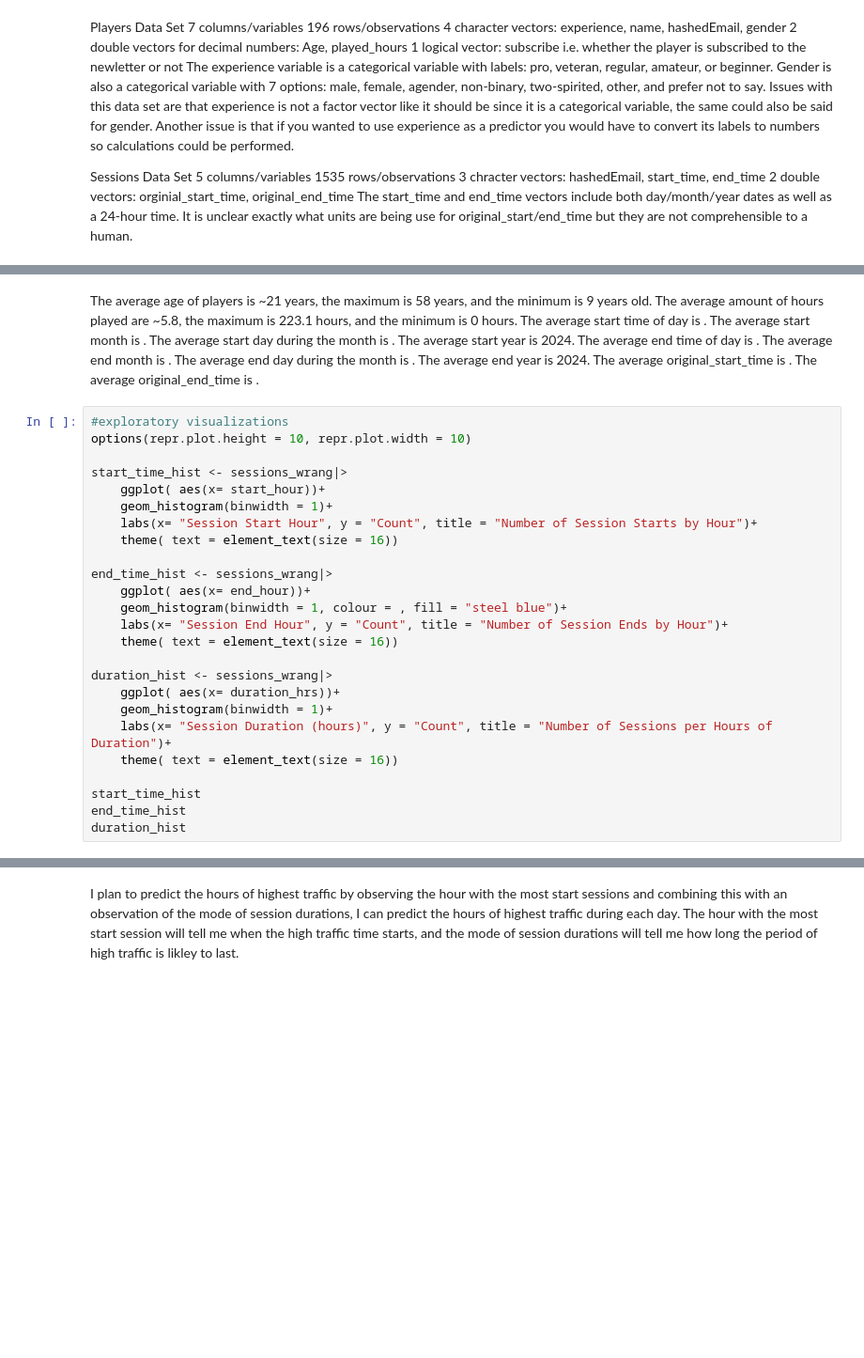
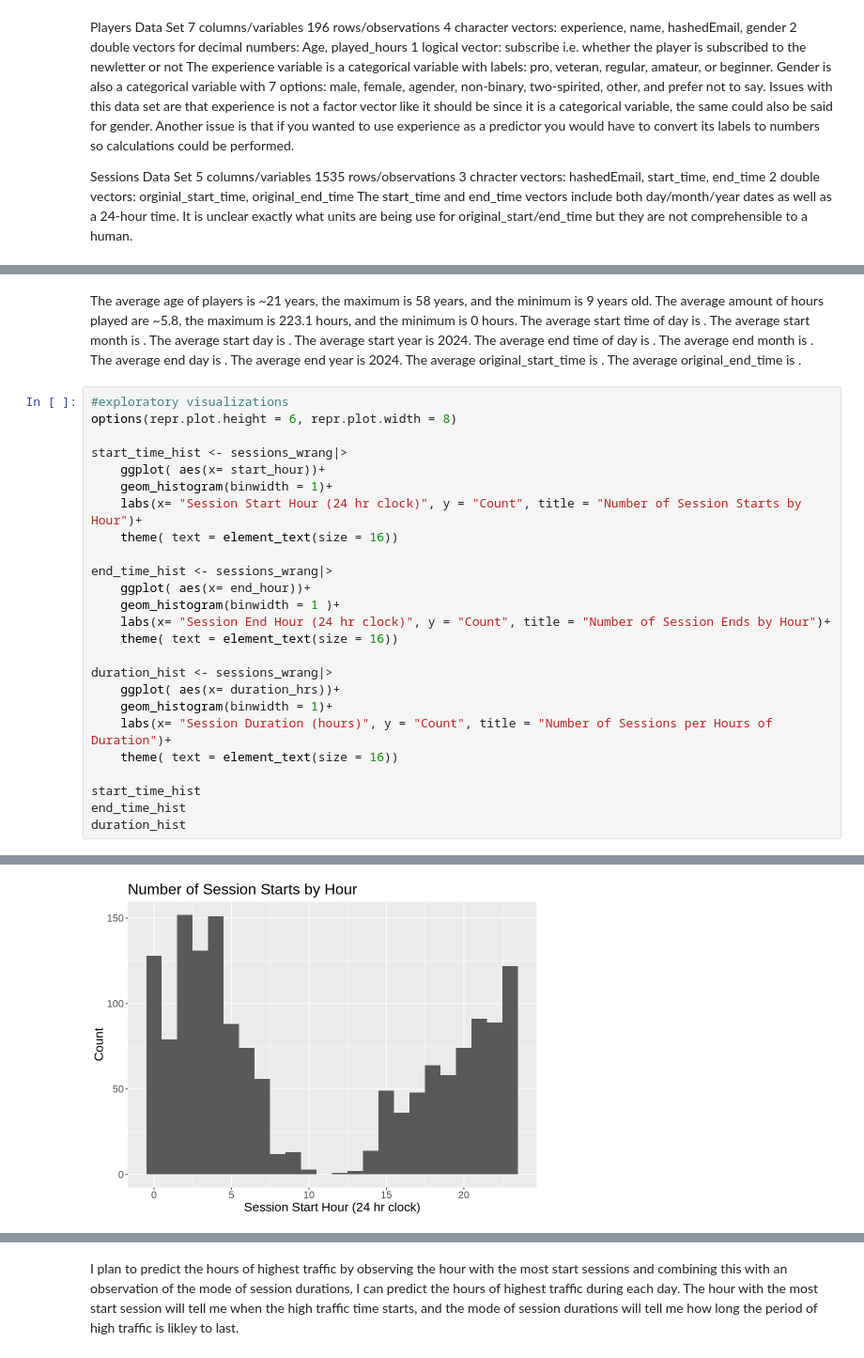
Before and after one commit to camillesnyder/Individual-Planning-for-Project, a Jupyter notebook: project_plan_008_19.ipynb, the cells around one changed output, grey strips where cells are left out. Shown at 94% size. Drawn from its saved outputs; the diff is of its cells as text; blank space fills up the shorter version.

Commit message:
Got space separator to work, so now all of my graphs work
for some reason map_dfr not working for sessions data. will look into this.

```diff
--- a/project_plan_008_19.ipynb
+++ b/project_plan_008_19.ipynb
@@ -157,20 +164,20 @@ ERROR: Error in strsplit(sessions_data, as.character(sessions_data$start_time),
 # %% [markdown]
 The average age of players is ~21 years, the maximum is 58 years, and the minimum is 9 years old. The average amount of hours played are ~5.8, the maximum is 223.1 hours, and the minimum is 0 hours.
-The average start time of day is . The average start month is . The average start day during the month is . The average start year is 2024. The average end time of day is . The average end month is . The average end day during the month is . The average end year is 2024. The average original_start_time is . The average original_end_time is .
+The average start time of day is . The average start month is . The average start day is . The average start year is 2024. The average end time of day is . The average end month is . The average end day is . The average end year is 2024. The average original_start_time is . The average original_end_time is .
 # %%
 #exploratory visualizations
-options(repr.plot.height = 10, repr.plot.width = 10)
+options(repr.plot.height = 6, repr.plot.width = 8)
 
 start_time_hist <- sessions_wrang|>
     ggplot( aes(x= start_hour))+
     geom_histogram(binwidth = 1)+
-    labs(x= "Session Start Hour", y = "Count", title = "Number of Session Starts by Hour")+
+    labs(x= "Session Start Hour (24 hr clock)", y = "Count", title = "Number of Session Starts by Hour")+
     theme( text = element_text(size = 16))
 
 end_time_hist <- sessions_wrang|>
     ggplot( aes(x= end_hour))+
-    geom_histogram(binwidth = 1, colour = , fill = "steel blue")+
-    labs(x= "Session End Hour", y = "Count", title = "Number of Session Ends by Hour")+
+    geom_histogram(binwidth = 1 )+
+    labs(x= "Session End Hour (24 hr clock)", y = "Count", title = "Number of Session Ends by Hour")+
     theme( text = element_text(size = 16))
 
 duration_hist <- sessions_wrang|>
@@ -186,0 +195 @@ ERROR: Error in experience_vs_start_time: The pipe operator requires a function
+[figure, added]
```
Also changed, not shown: parts of 2 cells of this notebook.
